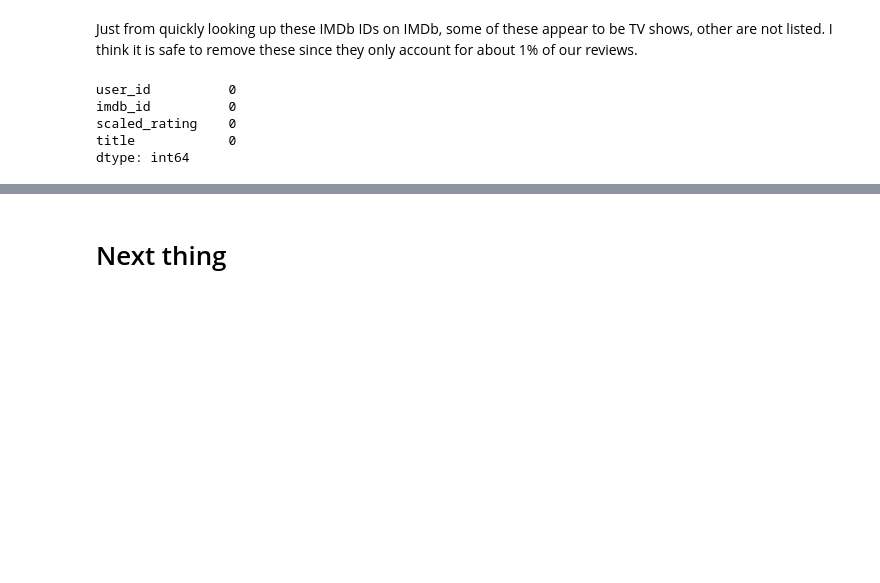
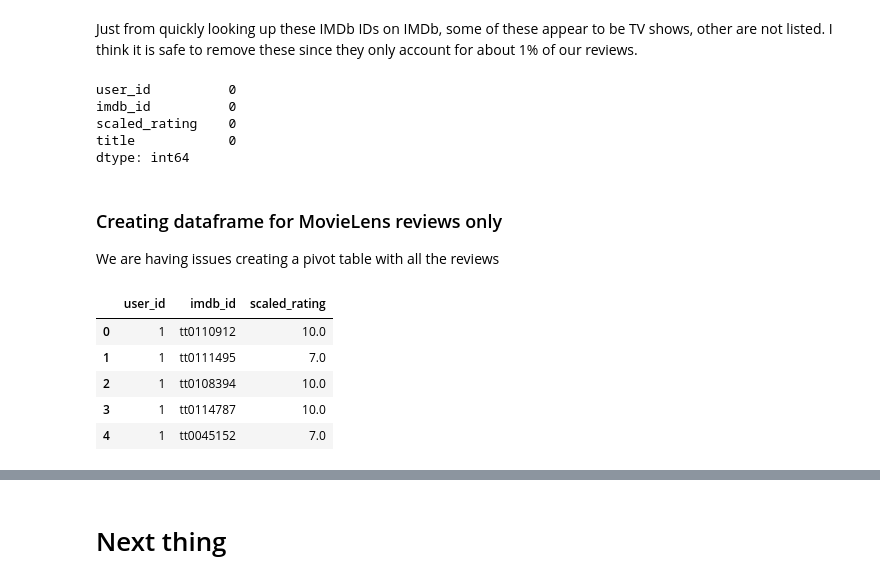
Before and after one commit to jackfrantz/Movie-Recommender-System, a Jupyter notebook: Code_Notebooks/Data_Cleaning.ipynb, the cells around one changed output, grey strips where cells are left out. Saved outputs shown, nothing was run; the diff lists cells and outputs as text; code cells hidden in the pictures; blank space fills up the shorter version.

```diff
--- a/Code_Notebooks/Data_Cleaning.ipynb
+++ b/Code_Notebooks/Data_Cleaning.ipynb
@@ -283,3 +283,15 @@ dtype: int64
 # %%
 # Let's save this to use for our recommender system
 merged_reviews.to_csv('../Data/Large-Data/merged_reviews.csv', index = False)
+# %% [markdown]
+###  Creating dataframe for MovieLens reviews only
+We are having issues creating a pivot table with all the reviews
+# %%
+ml_ratings_for_merge.head()
+# %% [output]
+|  | user_id | imdb_id | scaled_rating |
+| 0 | 1 | tt0110912 | 10.0 |
+| 1 | 1 | tt0111495 | 7.0 |
+| 2 | 1 | tt0108394 | 10.0 |
+| 3 | 1 | tt0114787 | 10.0 |
+| 4 | 1 | tt0045152 | 7.0 |
```
Also changed, not shown: parts of 4 cells of this notebook.
